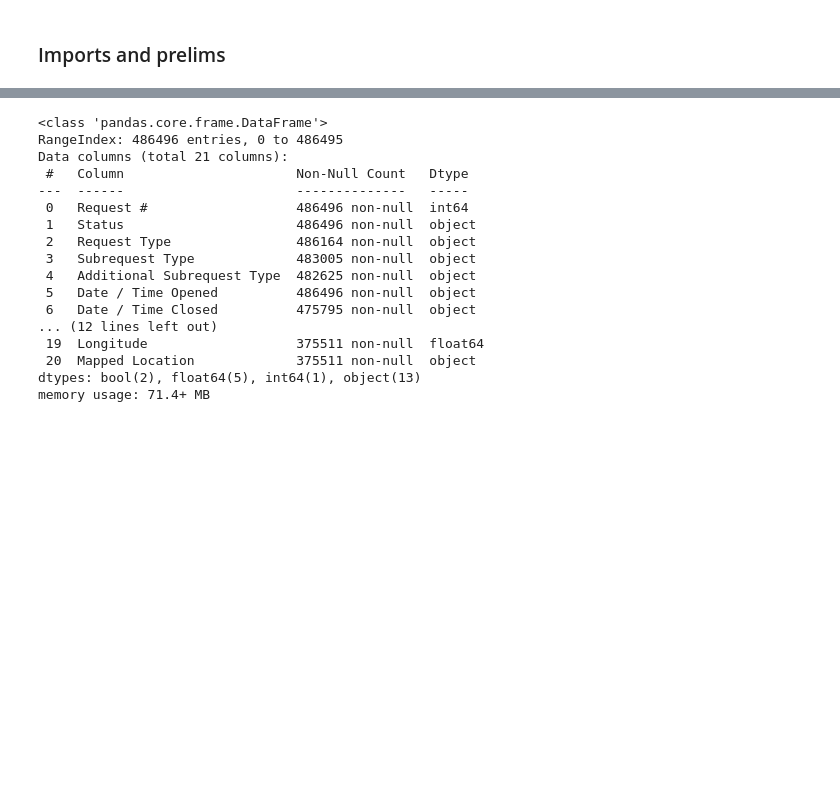
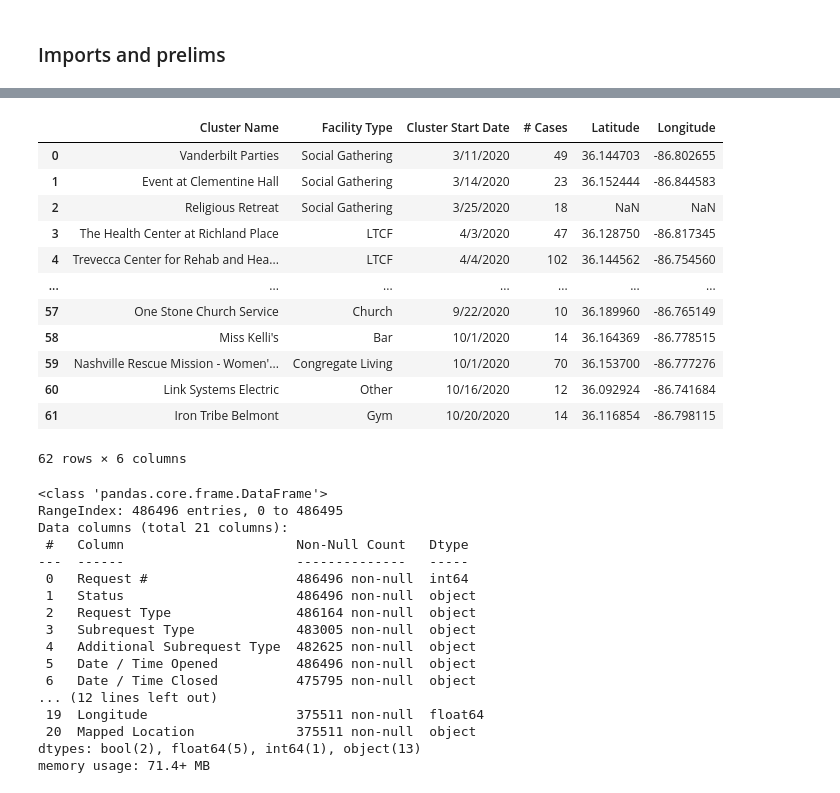
Before and after one commit to NSS-Data-Analytics-Cohort-3/nashville-covid-typhoid_turtles, a Jupyter notebook: Notebooks/Covid_Analysis.ipynb, the cells around one changed output, grey strips where cells are left out. Drawn from its saved outputs; the diff is of its cells as text; code cells hidden in the pictures; blank space fills up the shorter version.

```diff
--- a/Notebooks/Covid_Analysis.ipynb
+++ b/Notebooks/Covid_Analysis.ipynb
@@ -39,3 +24,19 @@ hub_nash_df = pd.read_csv('../data/hubNashville__311__Service_Requests.csv', low
+# %%
+clusters_df
+# %% [output]
+|  | Cluster Name | Facility Type | Cluster Start Date | # Cases | Latitude | Longitude |
+| 0 | Vanderbilt Parties | Social Gathering | 3/11/2020 | 49 | 36.144703 | -86.802655 |
+| 1 | Event at Clementine Hall | Social Gathering | 3/14/2020 | 23 | 36.152444 | -86.844583 |
+| 2 | Religious Retreat | Social Gathering | 3/25/2020 | 18 | NaN | NaN |
+| 3 | The Health Center at Richland Place | LTCF | 4/3/2020 | 47 | 36.128750 | -86.817345 |
+| 4 | Trevecca Center for Rehab and Hea... | LTCF | 4/4/2020 | 102 | 36.144562 | -86.754560 |
+| ... | ... | ... | ... | ... | ... | ... |
+| 57 | One Stone Church Service | Church | 9/22/2020 | 10 | 36.189960 | -86.765149 |
+| 58 | Miss Kelli's | Bar | 10/1/2020 | 14 | 36.164369 | -86.778515 |
+| 59 | Nashville Rescue Mission - Women'... | Congregate Living | 10/1/2020 | 70 | 36.153700 | -86.777276 |
+| 60 | Link Systems Electric | Other | 10/16/2020 | 12 | 36.092924 | -86.741684 |
+| 61 | Iron Tribe Belmont | Gym | 10/20/2020 | 14 | 36.116854 | -86.798115 |
+62 rows × 6 columns
 # %%
 hub_nash_df.info()
 # %% [output]
```
Also changed, not shown: parts of 11 cells of this notebook.
